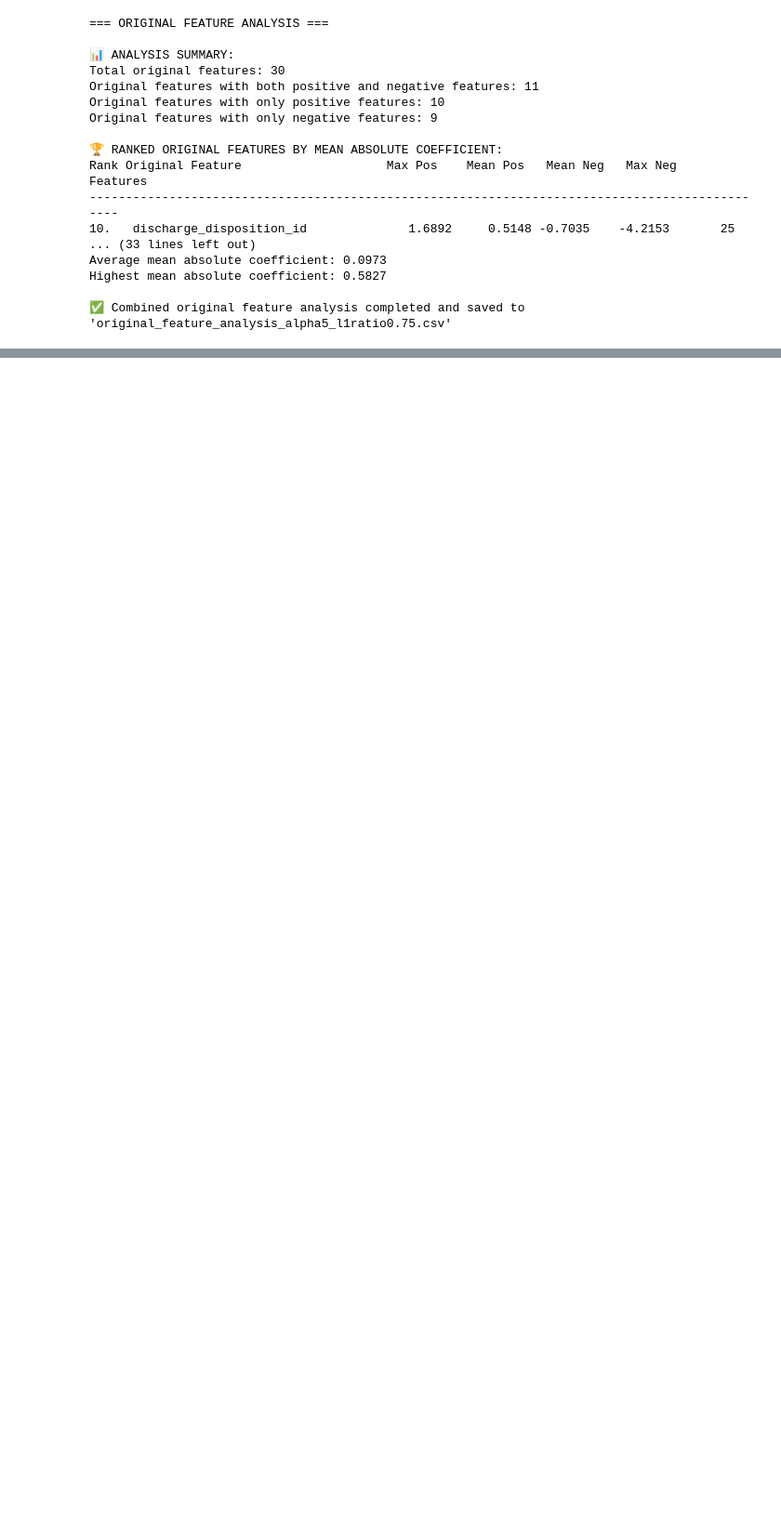
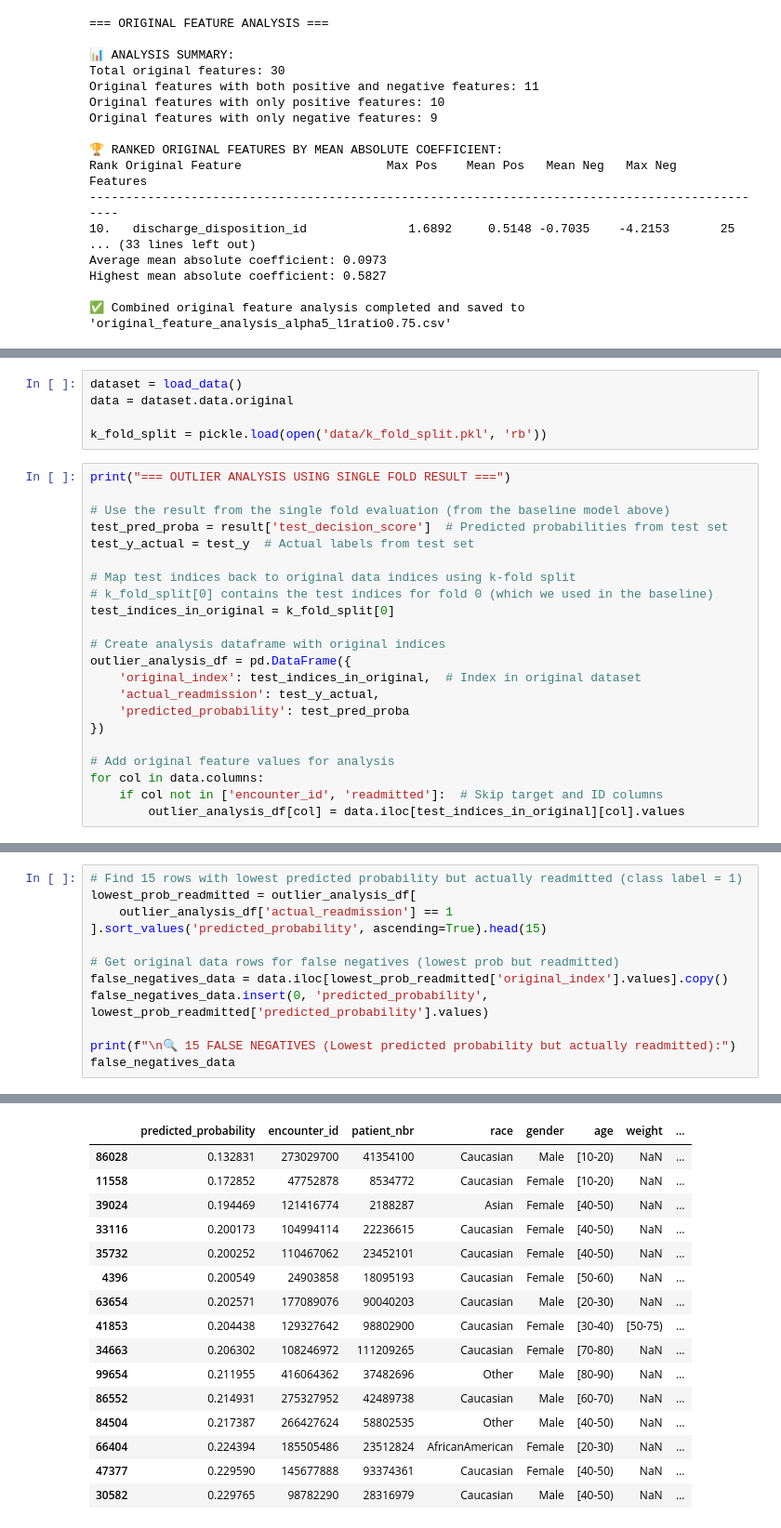
Before and after one commit to yongjun21/Team10_IT5006_Healthcare_Analytics_AY2526, a Jupyter notebook: notebooks/baseline.ipynb, the cells around one changed output, grey strips where cells are left out. Shown at 93% size. Cells and saved outputs as stored; diff of their text form; blank space fills up the shorter version.

```diff
--- a/notebooks/baseline.ipynb
+++ b/notebooks/baseline.ipynb
@@ -926,0 +975,27 @@ Highest mean absolute coefficient: 0.5827
+# %%
+dataset = load_data()
+data = dataset.data.original
+
+k_fold_split = pickle.load(open('data/k_fold_split.pkl', 'rb'))
+# %%
+print("=== OUTLIER ANALYSIS USING SINGLE FOLD RESULT ===")
+
+# Use the result from the single fold evaluation (from the baseline model above)
+test_pred_proba = result['test_decision_score']  # Predicted probabilities from test set
+test_y_actual = test_y  # Actual labels from test set
+
+# Map test indices back to original data indices using k-fold split
+# k_fold_split[0] contains the test indices for fold 0 (which we used in the baseline)
+test_indices_in_original = k_fold_split[0]
+
+# Create analysis dataframe with original indices
+outlier_analysis_df = pd.DataFrame({
+    'original_index': test_indices_in_original,  # Index in original dataset
+    'actual_readmission': test_y_actual,
+    'predicted_probability': test_pred_proba
+})
+
+# Add original feature values for analysis
+for col in data.columns:
+    if col not in ['encounter_id', 'readmitted']:  # Skip target and ID columns
+        outlier_analysis_df[col] = data.iloc[test_indices_in_original][col].values
@@ -926,0 +1004,13 @@ Highest mean absolute coefficient: 0.5827
+# %%
+# Find 15 rows with lowest predicted probability but actually readmitted (class label = 1)
+lowest_prob_readmitted = outlier_analysis_df[
+    outlier_analysis_df['actual_readmission'] == 1
+].sort_values('predicted_probability', ascending=True).head(15)
+
+# Get original data rows for false negatives (lowest prob but readmitted)
+false_negatives_data = data.iloc[lowest_prob_readmitted['original_index'].values].copy()
+false_negatives_data.insert(0, 'predicted_probability', lowest_prob_readmitted['predicted_probability'].values)
+
+print(f"\n🔍 15 FALSE NEGATIVES (Lowest predicted probability but actually readmitted):")
+false_negatives_data
+# %% [output]
@@ -926,0 +1018,16 @@ Highest mean absolute coefficient: 0.5827
+|  | predicted_probability | encounter_id | patient_nbr | race | gender | age | weight | ... |
+| 86028 | 0.132831 | 273029700 | 41354100 | Caucasian | Male | [10-20) | NaN | ... |
+| 11558 | 0.172852 | 47752878 | 8534772 | Caucasian | Female | [10-20) | NaN | ... |
+| 39024 | 0.194469 | 121416774 | 2188287 | Asian | Female | [40-50) | NaN | ... |
+| 33116 | 0.200173 | 104994114 | 22236615 | Caucasian | Female | [40-50) | NaN | ... |
+| 35732 | 0.200252 | 110467062 | 23452101 | Caucasian | Female | [40-50) | NaN | ... |
+| 4396 | 0.200549 | 24903858 | 18095193 | Caucasian | Female | [50-60) | NaN | ... |
+| 63654 | 0.202571 | 177089076 | 90040203 | Caucasian | Male | [20-30) | NaN | ... |
+| 41853 | 0.204438 | 129327642 | 98802900 | Caucasian | Female | [30-40) | [50-75) | ... |
+| 34663 | 0.206302 | 108246972 | 111209265 | Caucasian | Female | [70-80) | NaN | ... |
+| 99654 | 0.211955 | 416064362 | 37482696 | Other | Male | [80-90) | NaN | ... |
+| 86552 | 0.214931 | 275327952 | 42489738 | Caucasian | Male | [60-70) | NaN | ... |
+| 84504 | 0.217387 | 266427624 | 58802535 | Other | Male | [40-50) | NaN | ... |
+| 66404 | 0.224394 | 185505486 | 23512824 | AfricanAmerican | Female | [20-30) | NaN | ... |
+| 47377 | 0.229590 | 145677888 | 93374361 | Caucasian | Female | [40-50) | NaN | ... |
+| 30582 | 0.229765 | 98782290 | 28316979 | Caucasian | Male | [40-50) | NaN | ... |
```
Also changed, not shown: parts of 9 cells of this notebook, 3 other files.
